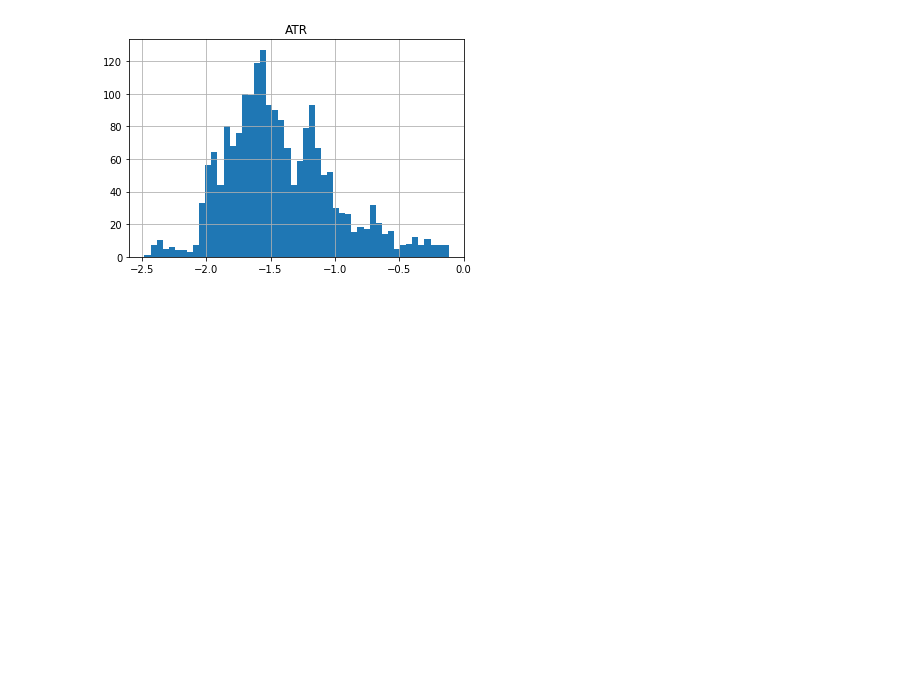
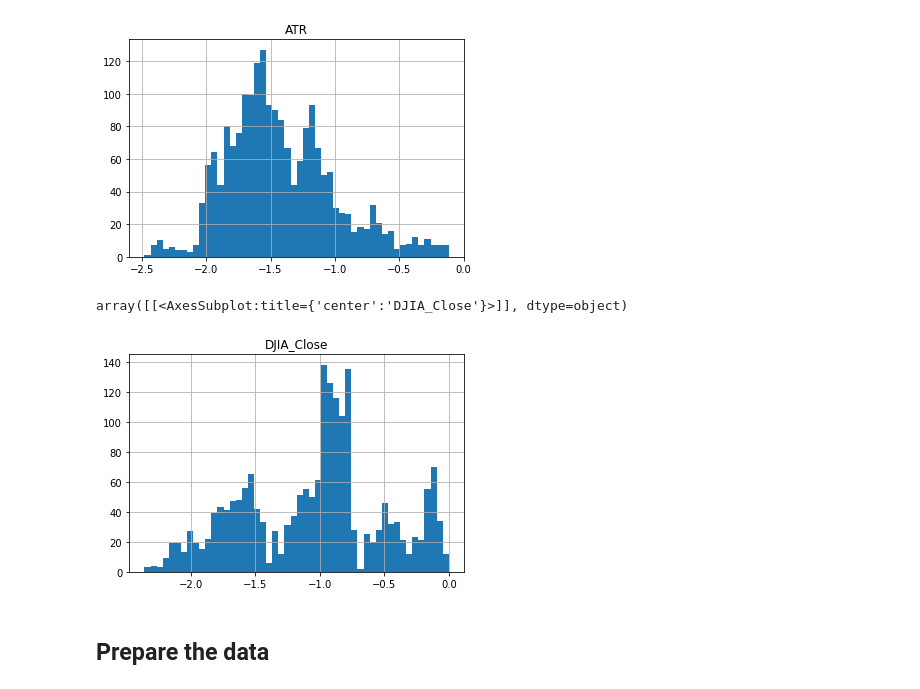
Before and after one commit to nikovacs/ML_Final_Project, a Jupyter notebook: stock_price_predictions.ipynb, the cells around one changed output. Drawn from its saved outputs; the diff is of its cells as text; code cells hidden in the pictures; blank space fills up the shorter version.

```diff
--- a/stock_price_predictions.ipynb
+++ b/stock_price_predictions.ipynb
@@ -266,3 +272,11 @@ np.log(explore_data.filter(like='QQQ')).hist();
 np.log(explore_data.filter(like='ATR')).hist(bins=50);
 # %% [output]
 [figure]
+# %%
+np.log(explore_data.filter(like="DJIA")).hist(bins=50)
+# %% [output]
+array([[<AxesSubplot:title={'center':'DJIA_Close'}>]], dtype=object)
+[figure, added]
+# %% [markdown]
+Prepare the data
+----
```
Also changed, not shown: parts of 4 cells of this notebook.
